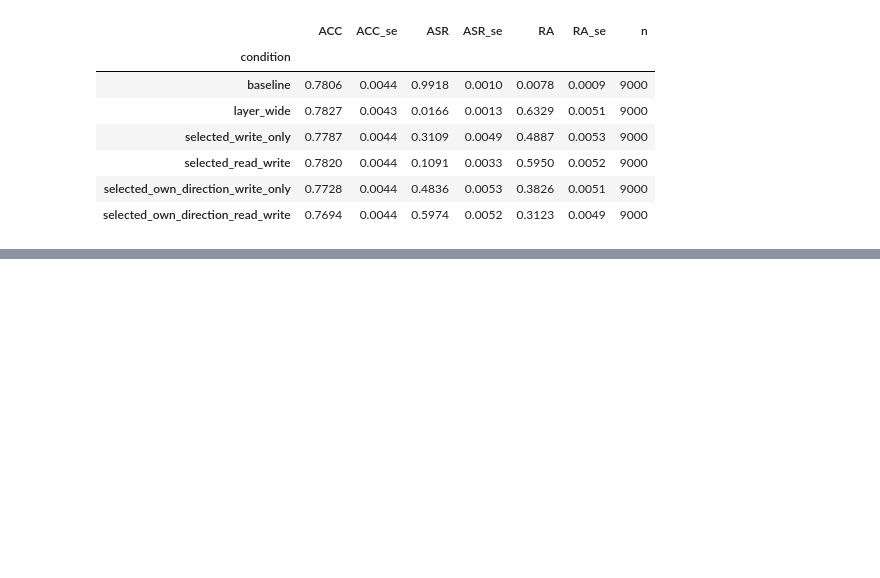
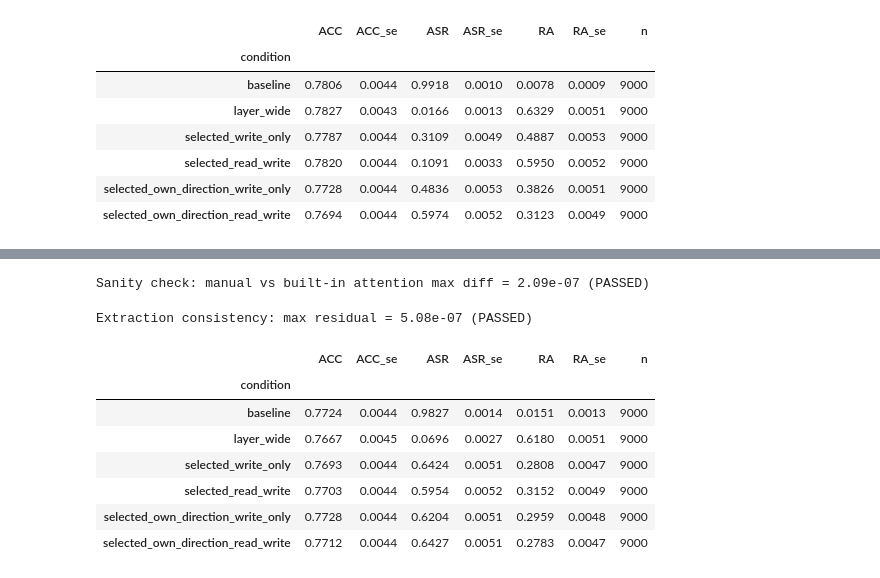
Before and after one commit to morriisw/BackdoorBench, a Jupyter notebook: vit-backdoor-analysis.ipynb, the cells around one changed output, grey strips where cells are left out. Cells and saved outputs as stored; diff of their text form; code cells hidden in the pictures; blank space fills up the shorter version.

```diff
--- a/vit-backdoor-analysis.ipynb
+++ b/vit-backdoor-analysis.ipynb
@@ -1308,0 +1496,71 @@ phase2_results_table(phase2_results)
+# %%
+import importlib
+import phase1
+importlib.reload(phase1)
+from phase1 import get_graph_dir, run_phase1_pipeline, load_model_checkpoint
+
+normalize_transform = get_dataset_normalization(args.dataset)
+mean = torch.tensor(normalize_transform.mean).view(-1, 1, 1)
+std = torch.tensor(normalize_transform.std).view(-1, 1, 1)
+denorm = lambda img: img * std + mean
+
+clean_model = DeiT_Tiny(num_classes=10)
+clean_model = load_model_checkpoint("record/clean_deit_tiny_cifar10/attack_result.pt", clean_model, "cuda")
+save_dir = get_graph_dir(model_name="deit_tiny", attack_type="blended", dataset="cifar10")
+
+l0_components = [(0, "head_0"), (0, "head_1"), (0, "head_2"), (0, "mlp")]
+
+results = run_phase1_pipeline(
+    model=model,
+    analysis_loader=blended_cifar10_deit_paired_loader,
+    directions_cls=phase0_results["directions_cls"],
+    r_hat=phase0_results["r_hat"],
+    target_class=0,
+    device="cuda",
+    cls_offset=2,  # set cls_offset=2 for DeiT-Tiny's [CLS]+[DIST]
+    clean_model=clean_model,
+    additional_components=l0_components,
+    attention_pattern_denormalize_fn=denorm,
+    save_dir=save_dir,
+)
+# %% [output]
+Sanity check: manual vs built-in attention max diff = 2.09e-07 (PASSED)
+Extraction consistency: max residual = 5.08e-07 (PASSED)
+# %%
+from phase1 import extract_component_activations
+from phase2 import compare_component_sets, phase2_results_table
+
+component_sets = {
+    "selected": [(3, "head_1"), (6, "head_0"), (0, "mlp"), (8, "head_0"), (3, "head_0"), (1, "mlp"), (0, "head_0"), (8, "mlp"), (0, "head_1"), (2, "mlp")],
+}
+
+head_dirs, mlp_dirs = extract_component_activations(model, blended_cifar10_deit_paired_loader, device="cuda", max_batches=None)
+
+component_directions = {
+    (3, "head_1"): head_dirs[3][0, 1, :],
+    (6, "head_0"): head_dirs[6][0, 0, :],
+    (0, "mlp"): mlp_dirs[0][0, :],
+    (8, "head_0"): head_dirs[8][0, 0, :],
+    (3, "head_0"): head_dirs[3][0, 0, :],
+    (1, "mlp"): mlp_dirs[1][0, :],
+    (0, "head_0"): head_dirs[0][0, 0, :],
+    (8, "mlp"): mlp_dirs[8][0, :],
+    (0, "head_1"): head_dirs[0][0, 1, :],
+    (2, "mlp"): mlp_dirs[2][0, :],
+}
+
+phase2_results = compare_component_sets(
+    model=model, loader=blended_cifar10_deit_paired_loader, r_hat=phase0_results["r_hat"],
+    component_sets=component_sets, target_class=0, device="cuda",
+    max_batches=None, include_read_variant=True, component_directions=component_directions,
+)
+phase2_results_table(phase2_results)
+# %% [output]
+|  | ACC | ACC_se | ASR | ASR_se | RA | RA_se | n |
+| condition |  |  |  |  |  |  |  |
+| baseline | 0.7724 | 0.0044 | 0.9827 | 0.0014 | 0.0151 | 0.0013 | 9000 |
+| layer_wide | 0.7667 | 0.0045 | 0.0696 | 0.0027 | 0.6180 | 0.0051 | 9000 |
+| selected_write_only | 0.7693 | 0.0044 | 0.6424 | 0.0051 | 0.2808 | 0.0047 | 9000 |
+| selected_read_write | 0.7703 | 0.0044 | 0.5954 | 0.0052 | 0.3152 | 0.0049 | 9000 |
+| selected_own_direction_write_only | 0.7728 | 0.0044 | 0.6204 | 0.0051 | 0.2959 | 0.0048 | 9000 |
+| selected_own_direction_read_write | 0.7712 | 0.0044 | 0.6427 | 0.0051 | 0.2783 | 0.0047 | 9000 |
```
Also changed, not shown: parts of 12 cells of this notebook, 36 other files.
